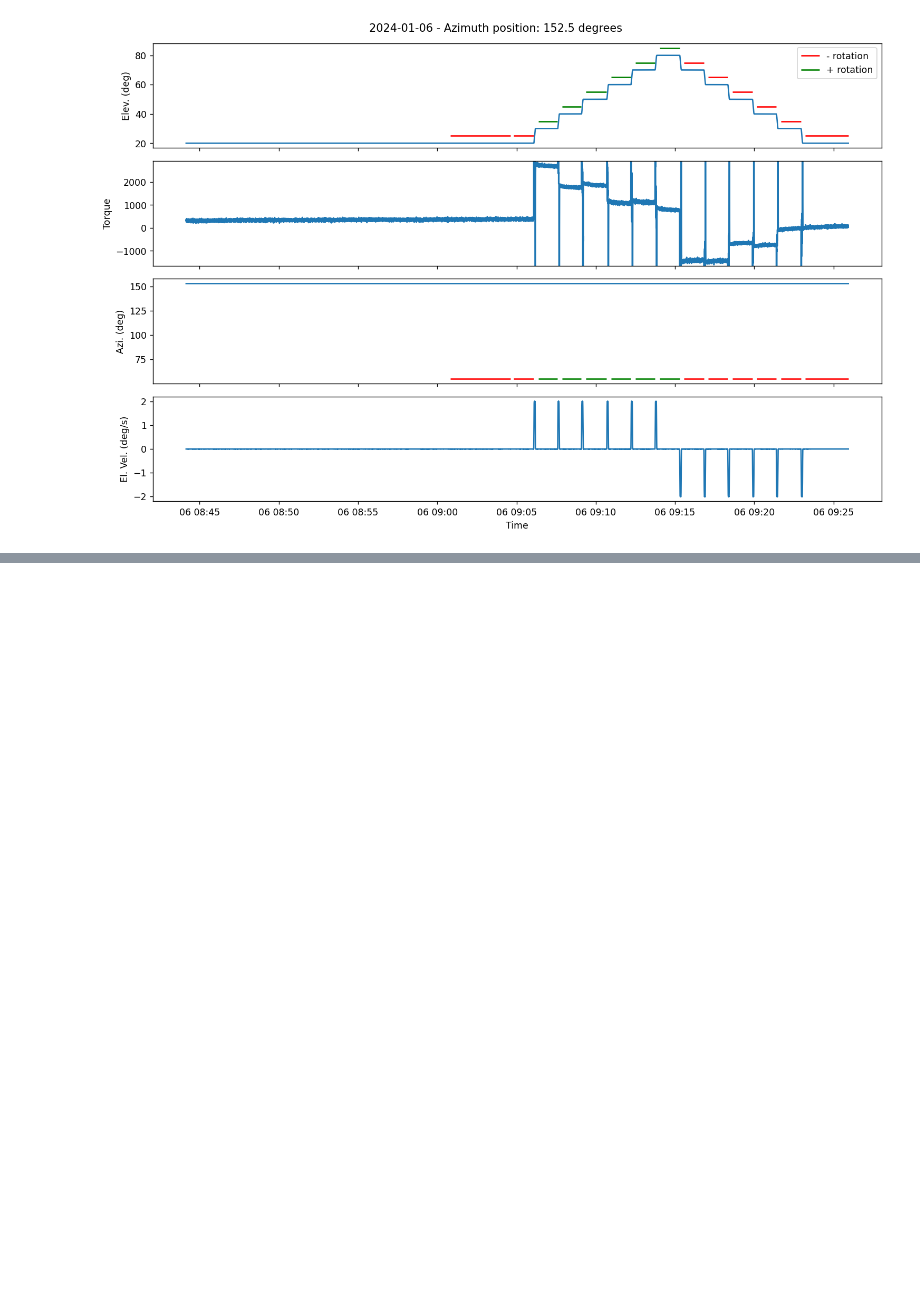
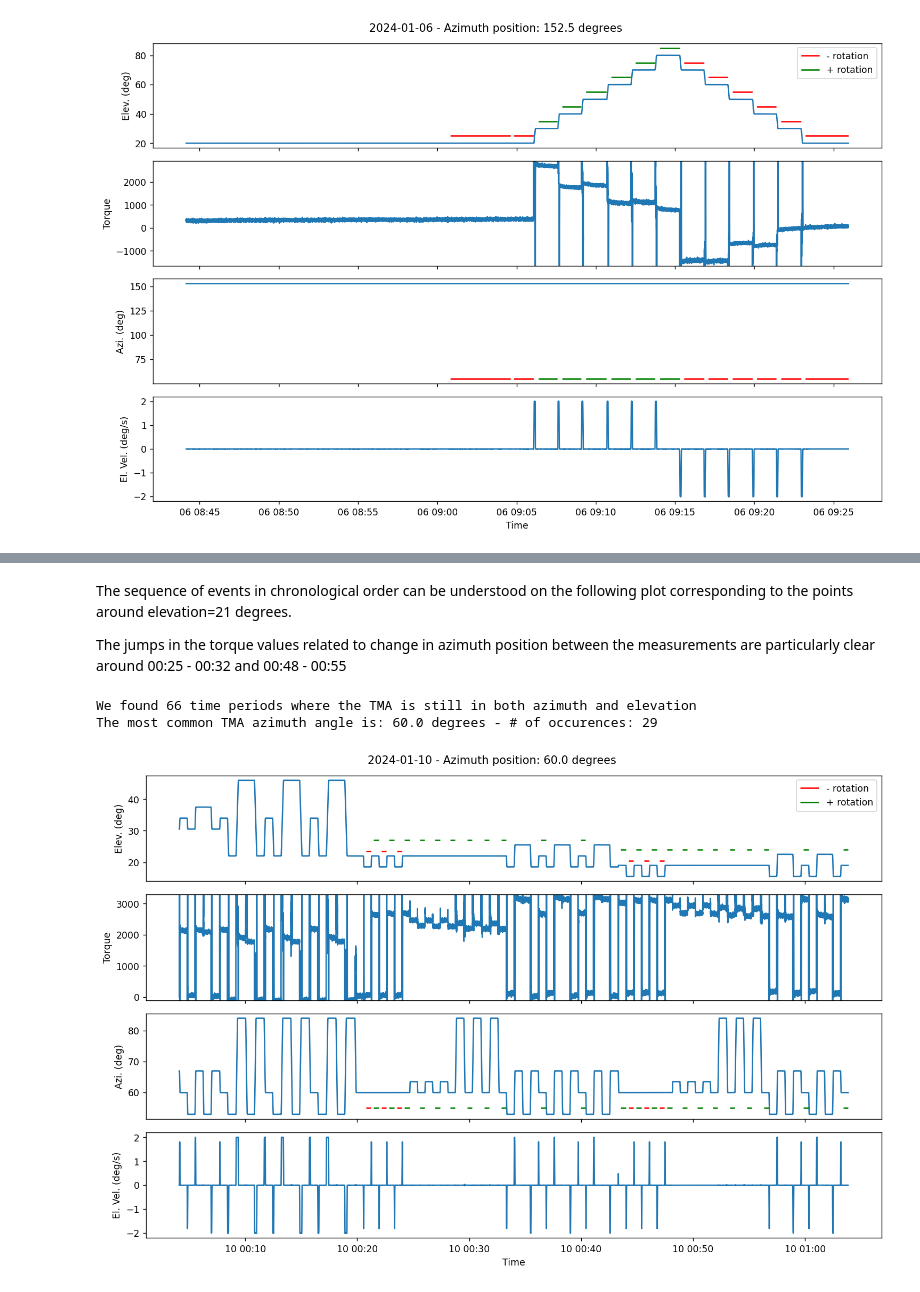
Before and after one commit to lsst-sitcom/sitcomtn-105, a Jupyter notebook: index.ipynb, the cells around one changed output, grey strips where cells are left out. Saved outputs shown, nothing was run; the diff lists cells and outputs as text; code cells hidden in the pictures; blank space fills up the shorter version.

```diff
--- a/index.ipynb
+++ b/index.ipynb
@@ -198,0 +225,19 @@ plot_history(df, client, t_back, date_dict["date"], sel_azi, plot_dir, save_plot
+# %% [markdown]
+The sequence of events in chronological order can be understood on the following plot corresponding to the points around elevation=21 degrees.
+
+The jumps in the torque values related to change in azimuth position between the measurements are particularly clear around 00:25 - 00:32 and 00:48 - 00:55
+# %%
+date_dict = {
+    "date": "2024-01-10",
+    "start_time": "00:20:00.00",
+    "end_time": "01:10:00.00",
+}
+df, sel_azi, client = await init_and_compute(date_dict, "usdf_efd")
+
+# We will retrieve data back t_back seconds in the past
+t_back = 1000
+plot_history(df, client, t_back, date_dict["date"], sel_azi, plot_dir, save_plot=True)
+# %% [output]
+We found 66 time periods where the TMA is still in both azimuth and elevation
+The most common TMA azimuth angle is: 60.0 degrees - # of occurences: 29
+[figure, added]
```
Also changed, not shown: parts of 13 cells of this notebook, 3 other files.
